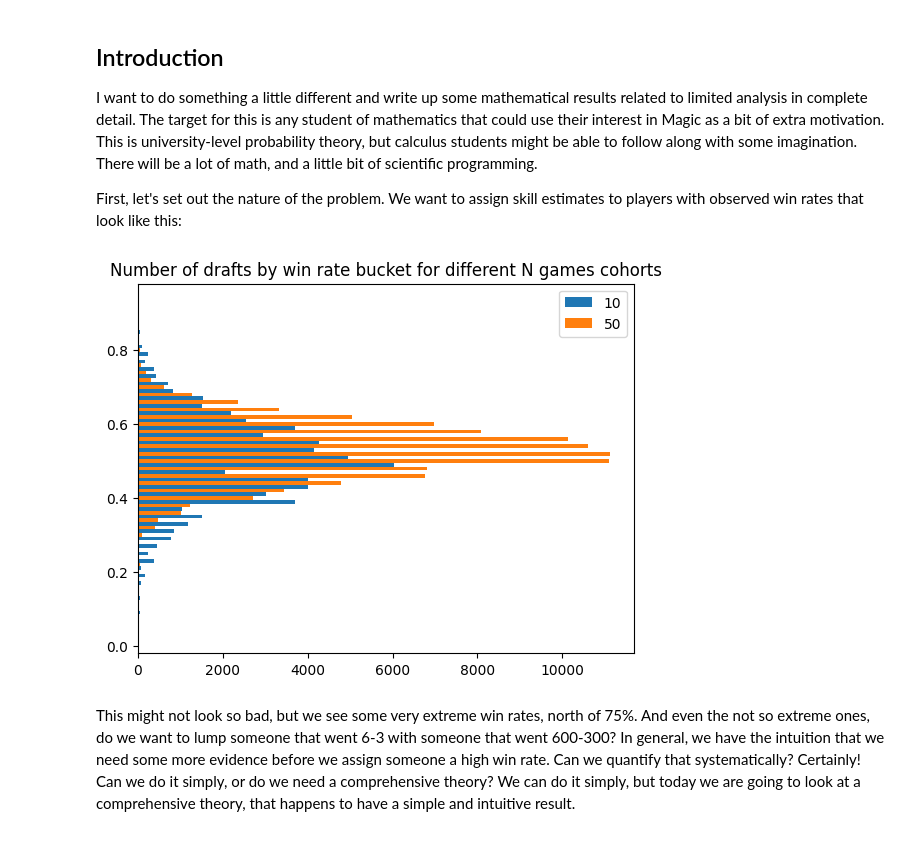
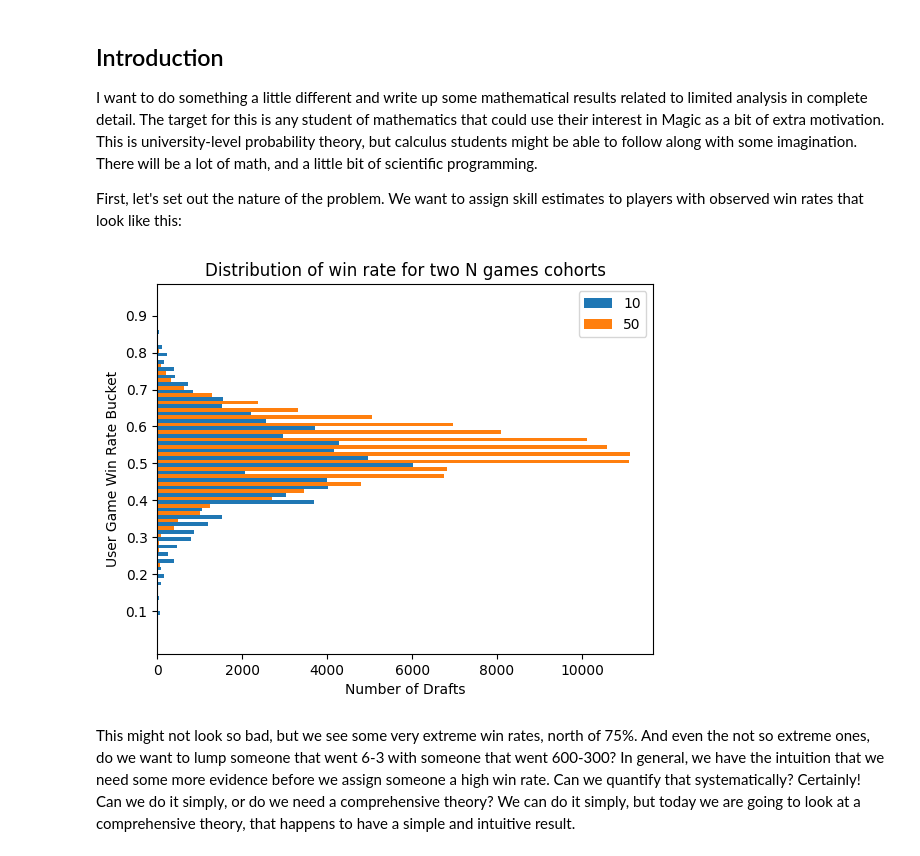
Before and after one commit to oelarnes/spells, a Jupyter notebook: docs/Bayesian Cohorts.ipynb, the cells around one changed output. Saved outputs shown, nothing was run; the diff lists cells and outputs as text; code cells hidden in the pictures.

```diff
--- a/docs/Bayesian Cohorts.ipynb
+++ b/docs/Bayesian Cohorts.ipynb
@@ -23,18 +23,23 @@ First, let's set out the nature of the problem. We want to assign skill estimate
 # %%
 sets = ["DSK", "BLB", "OTJ"]
 UWR = ColName.USER_GAME_WIN_RATE_BUCKET
 UNG = ColName.USER_N_GAMES_BUCKET
 ND = ColName.NUM_DRAFTS
-df10 = summon(sets, columns=[ND], group_by=[UWR], filter_spec={UNG: 10})
-df50 = summon(sets, columns=[ND], group_by=[UWR], filter_spec={UNG: 50})
 
-plt.barh(df10[UWR]-0.010, df10[ND], height = 0.01, label='10')
-plt.barh(df50[UWR]-0.00, df50[ND], height = 0.01, label='50')
-plt.title("Number of drafts by win rate bucket for different N games cohorts")
-plt.legend()
+_, ax = plt.subplots()
+for i, cohort in enumerate([10, 50]):
+    df = summon(sets, columns=[ND], group_by=[UWR], filter_spec={UNG: cohort})
+    ax.barh(df[UWR]-0.005 + 0.01 * i, df[ND], height = 0.01, label=cohort)
+
+ax.set_yticks(np.arange(0.1, 1, 0.1))
+ax.set_title("Distribution of win rate for two N games cohorts")
+ax.set_xlabel("Number of Drafts")
+ax.set_ylabel("User Game Win Rate Bucket")
+
+ax.legend()
 plt.show()
 # %% [output]
-[figure, old version]
+[figure, new version]
 # %% [markdown]
 This might not look so bad, but we see some very extreme win rates, north of 75%. And even the not so extreme ones, do we want to lump someone that went 6-3 with someone that went 600-300? In general, we have the intuition that we need some more evidence before we assign someone a high win rate. Can we quantify that systematically? Certainly! Can we do it simply, or do we need a comprehensive theory? We can do it simply, but today we are going to look at a comprehensive theory, that happens to have a simple and intuitive result.
 # %% [markdown]
```
Also changed, not shown: parts of 8 cells of this notebook.
